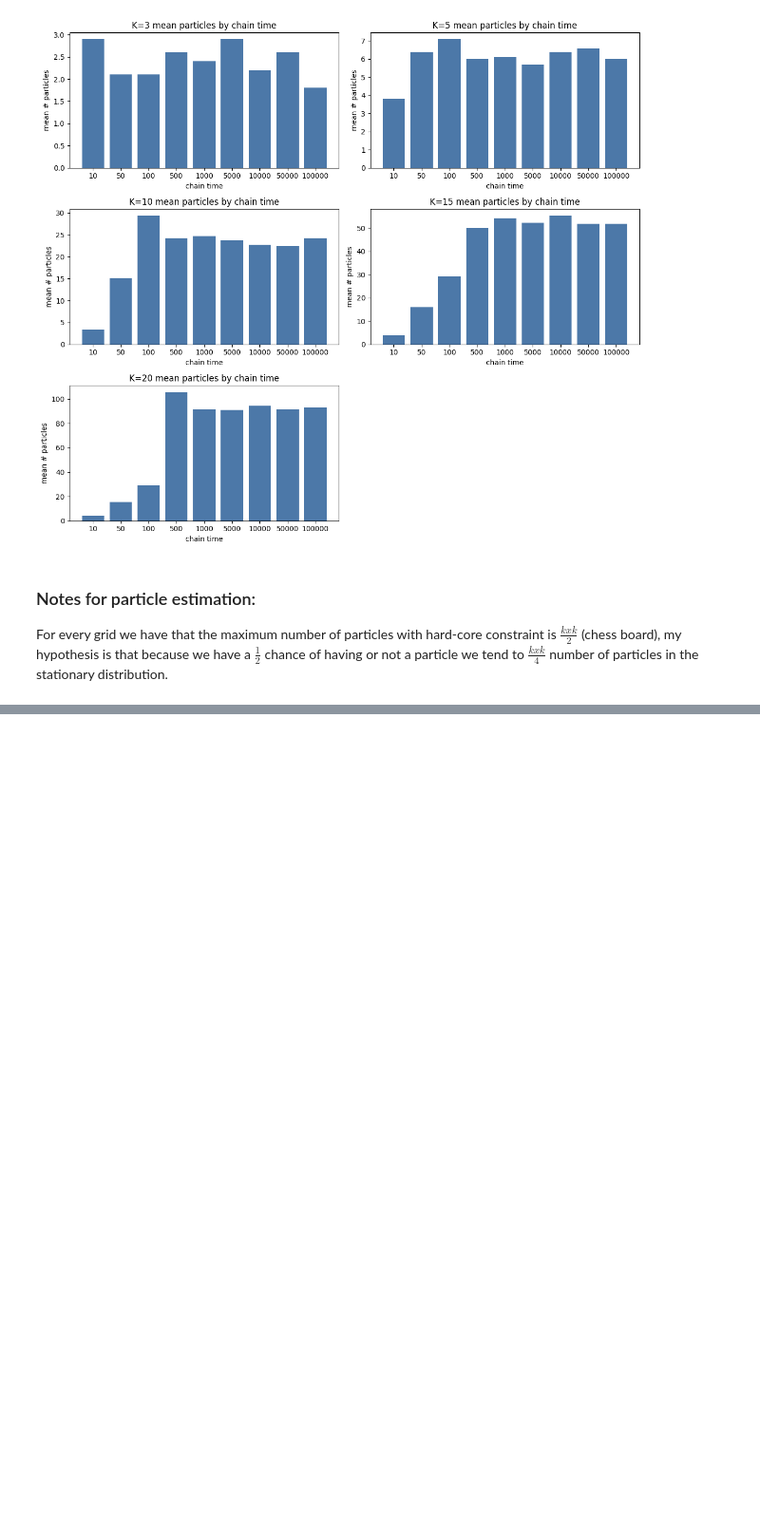
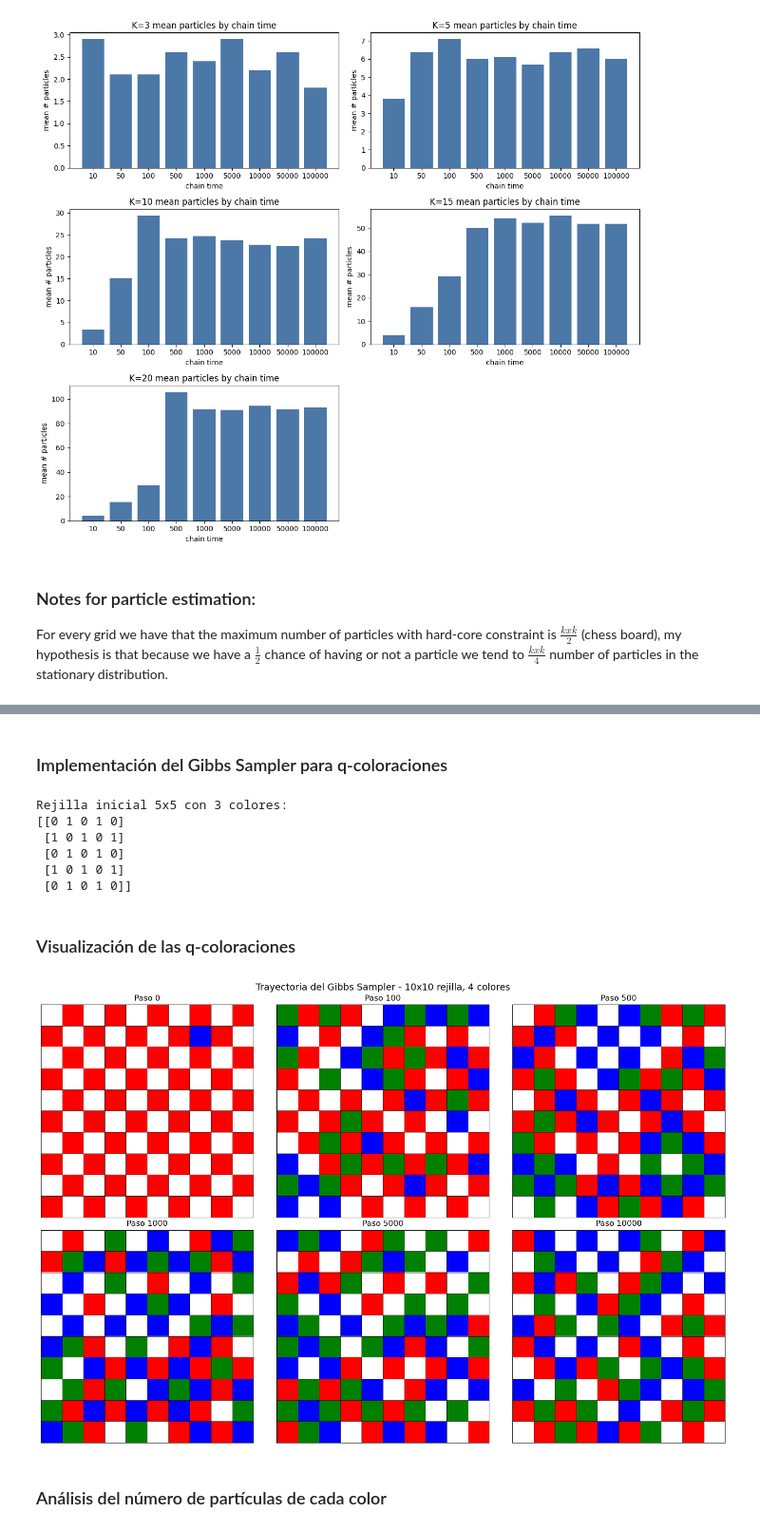
Before and after one commit to jnardosp/mcmc_random_sampling, a Jupyter notebook: hardcore_sampling.ipynb, the cells around one changed output, grey strips where cells are left out. Shown: that part at 95% size. Drawn from its saved outputs; the diff is of its cells as text; code cells hidden in the pictures; blank space fills up the shorter version.

```diff
--- a/hardcore_sampling.ipynb
+++ b/hardcore_sampling.ipynb
@@ -278,0 +290,2 @@ For every grid we have that the maximum number of particles with hard-core const
+# %% [markdown]
+### Implementación del Gibbs Sampler para q-coloraciones
@@ -278,0 +388,16 @@ For every grid we have that the maximum number of particles with hard-core const
+# %%
+# Test básico
+K = 5
+q = 3
+grid = create_grid(K, q)
+print(f"Rejilla inicial {K}x{K} con {q} colores:")
+print(grid)
+# %% [output]
+Rejilla inicial 5x5 con 3 colores:
+[[0 1 0 1 0]
+ [1 0 1 0 1]
+ [0 1 0 1 0]
+ [1 0 1 0 1]
+ [0 1 0 1 0]]
+# %% [markdown]
+### Visualización de las q-coloraciones
@@ -278,0 +483,12 @@ For every grid we have that the maximum number of particles with hard-core const
+# %%
+# Ejemplo de visualización
+K = 10
+q = 4
+num_steps = 10000
+steps_to_show = [0, 100, 500, 1000, 5000]
+
+plot_trajectory_q_coloration(K, q, num_steps, steps_to_show)
+# %% [output]
+[figure, added]
+# %% [markdown]
+### Análisis del número de partículas de cada color
```
Also changed, not shown: parts of 19 cells of this notebook.
